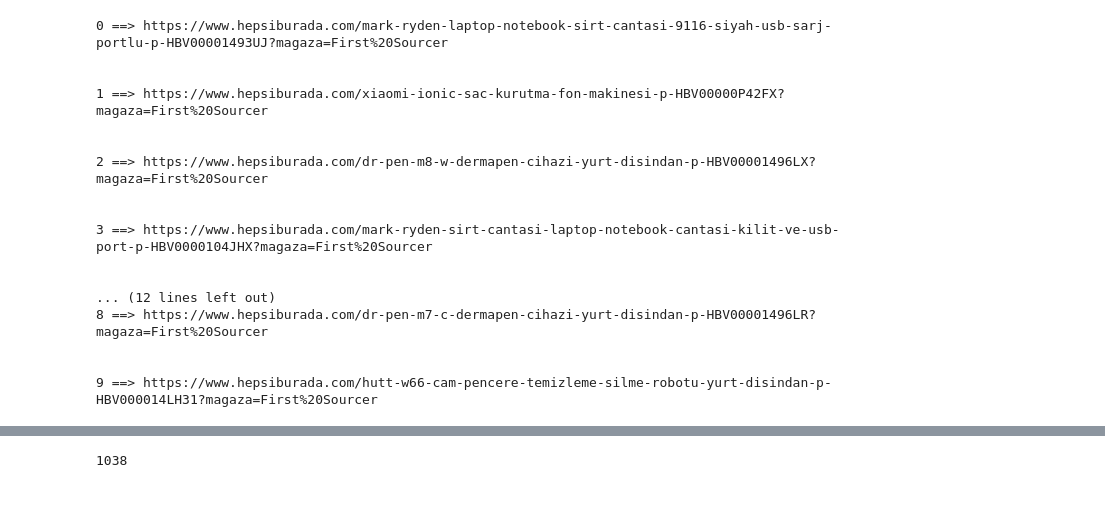
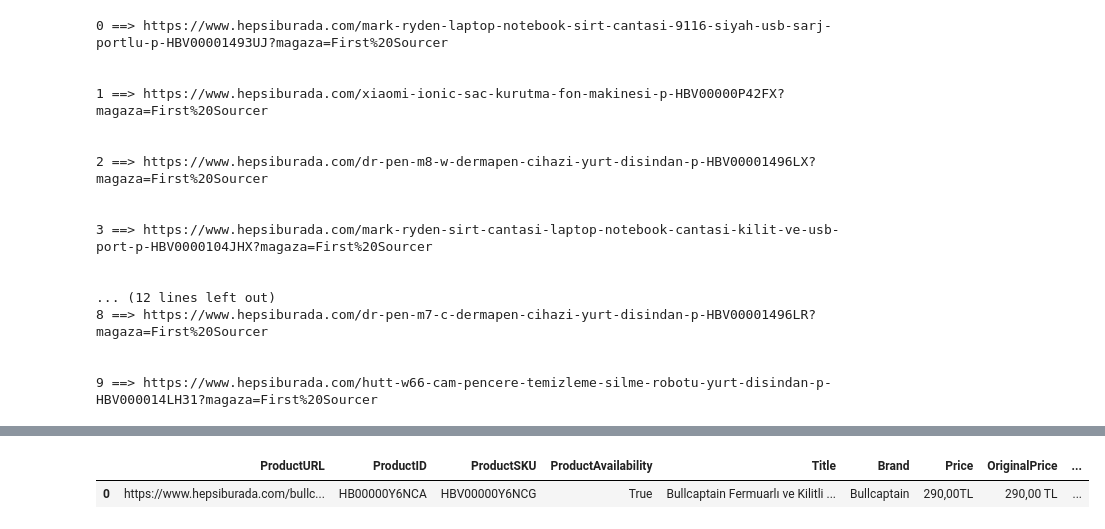
Before and after one commit to Hamma111/baris-project-scrapy, a Jupyter notebook: scraper.ipynb, the cells around one changed output, grey strips where cells are left out. Cells and saved outputs as stored; diff of their text form; code cells hidden in the pictures; blank space fills up the shorter version.

```diff
--- a/scraper.ipynb
+++ b/scraper.ipynb
@@ -118,0 +81,6 @@ description_htmls, urls_done = [], []
+# %%
+url = 'https://www.hepsiburada.com/citizen-at2300-51e-erkek-kol-saati-p-HBV000015Q5S4?magaza=First%20Sourcer'
+site = requests.get(url, headers=headers)
+soup = BeautifulSoup(site.content, 'lxml')
+
+soup
@@ -186,4 +223,15 @@ df2 = pd.DataFrame({
 df = pd.merge(df1, df2, on="ProductURL")
 # %%
 df = df.drop_duplicates().reset_index().drop(columns=['index'], axis=1)
+# %%
+faulty_urls = ['https://www.hepsiburada.com/garmin-instinct-akilli-saat-ates-kirmizisi-p-HBV00000M9EFA?magaza=First%20Sourcer',
+              'https://www.hepsiburada.com/garmin-instinct-akilli-saat-grafit-siyah-p-HBV00000M9EF9?magaza=First%20Sourcer',
+              'https://www.hepsiburada.com/garmin-instinct-akilli-saat-tundra-beyazi-p-HBV00000M9EFE?magaza=First%20Sourcer',
+              'https://www.hepsiburada.com/garmin-instinct-akilli-saat-deniz-kopugu-p-HBV00000M9EFB?magaza=First%20Sourcer',
+              'https://www.hepsiburada.com/garmin-vivoactive-3-muzik-akilli-saat-p-HBV00000CJHAR?magaza=First%20Sourcer',
+             ]
+
+for i, x in enumerate(list(df.ProductURL)):
+    if x in faulty_urls:
+        df.drop([i], axis=0, inplace=True)
 # %%
@@ -191,4 +239,5 @@ df.to_csv('sample_hepsiburada.csv', index=False)
-# %%
-len(set(prod_urls))
-# %% [output]
-1038
+# %%
+df.head(1)
+# %% [output]
+|  | ProductURL | ProductID | ProductSKU | ProductAvailability | Title | Brand | Price | OriginalPrice | ... |
+| 0 | https://www.hepsiburada.com/bullc... | HB00000Y6NCA | HBV00000Y6NCG | True | Bullcaptain Fermuarlı ve Kilitli ... | Bullcaptain | 290,00TL | 290,00 TL | ... |
```
Also changed, not shown: parts of 14 cells of this notebook.
